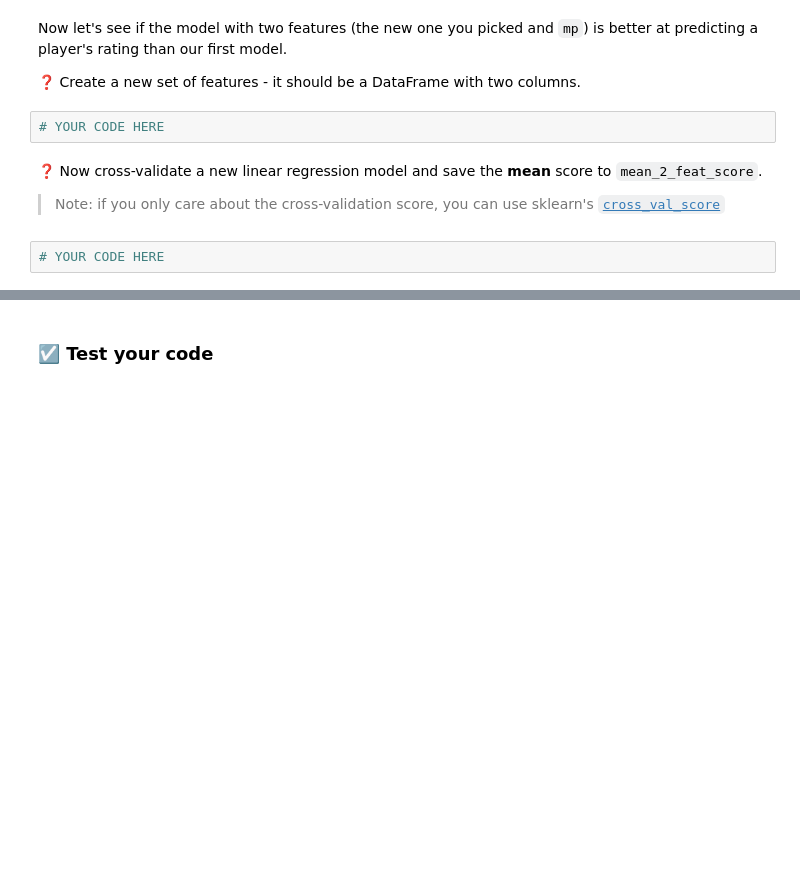
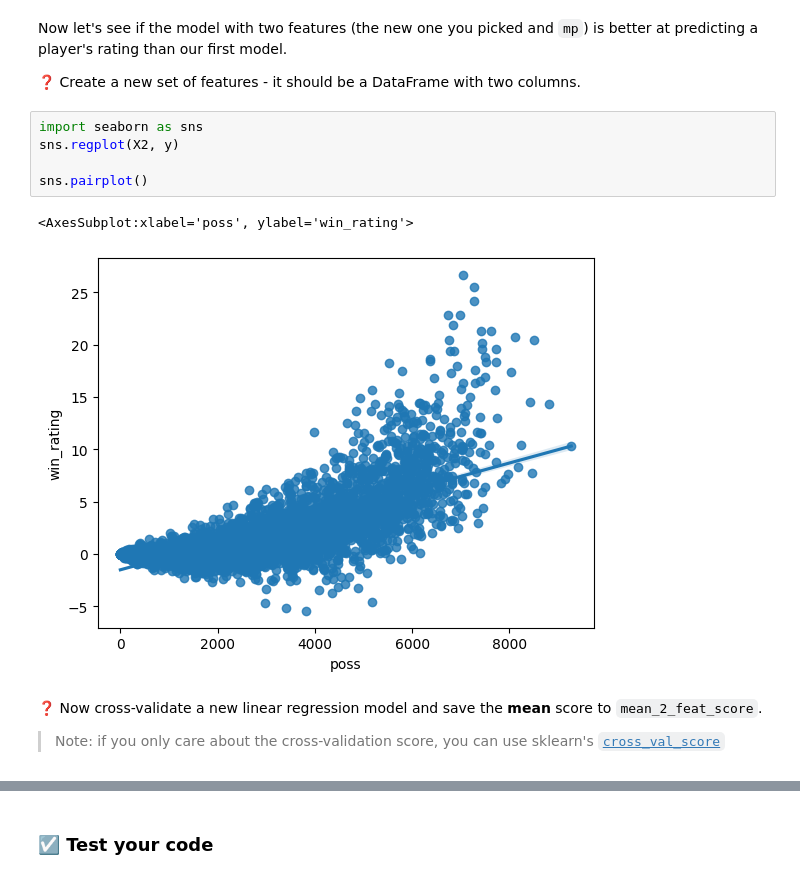
Before and after one commit to gidahuss/data-linear-regression, a Jupyter notebook: Linear_Regression.ipynb, the cells around one changed output, grey strips where cells are left out. Drawn from its saved outputs; the diff is of its cells as text; blank space fills up the shorter version.

```diff
--- a/Linear_Regression.ipynb
+++ b/Linear_Regression.ipynb
@@ -308,11 +323,15 @@ They say that when evaluating a player's Wins Above Replacement rating, they wou
 Now let's see if the model with two features (the new one you picked and `mp`) is better at predicting a player's rating than our first model.
 
 ❓ Create a new set of features - it should be a DataFrame with two columns.
-# %%
-# YOUR CODE HERE
+# %%
+import seaborn as sns
+sns.regplot(X2, y)
+
+sns.pairplot()
+# %% [output]
+<AxesSubplot:xlabel='poss', ylabel='win_rating'>
+[figure, added]
 # %% [markdown]
 ❓ Now cross-validate a new linear regression model and save the **mean** score to `mean_2_feat_score`.
 
 > Note: if you only care about the cross-validation score, you can use sklearn's [`cross_val_score`](https://scikit-learn.org/stable/modules/generated/sklearn.model_selection.cross_val_score.html)
-# %%
-# YOUR CODE HERE
```
Also changed, not shown: parts of 5 cells of this notebook, 1 other file.
